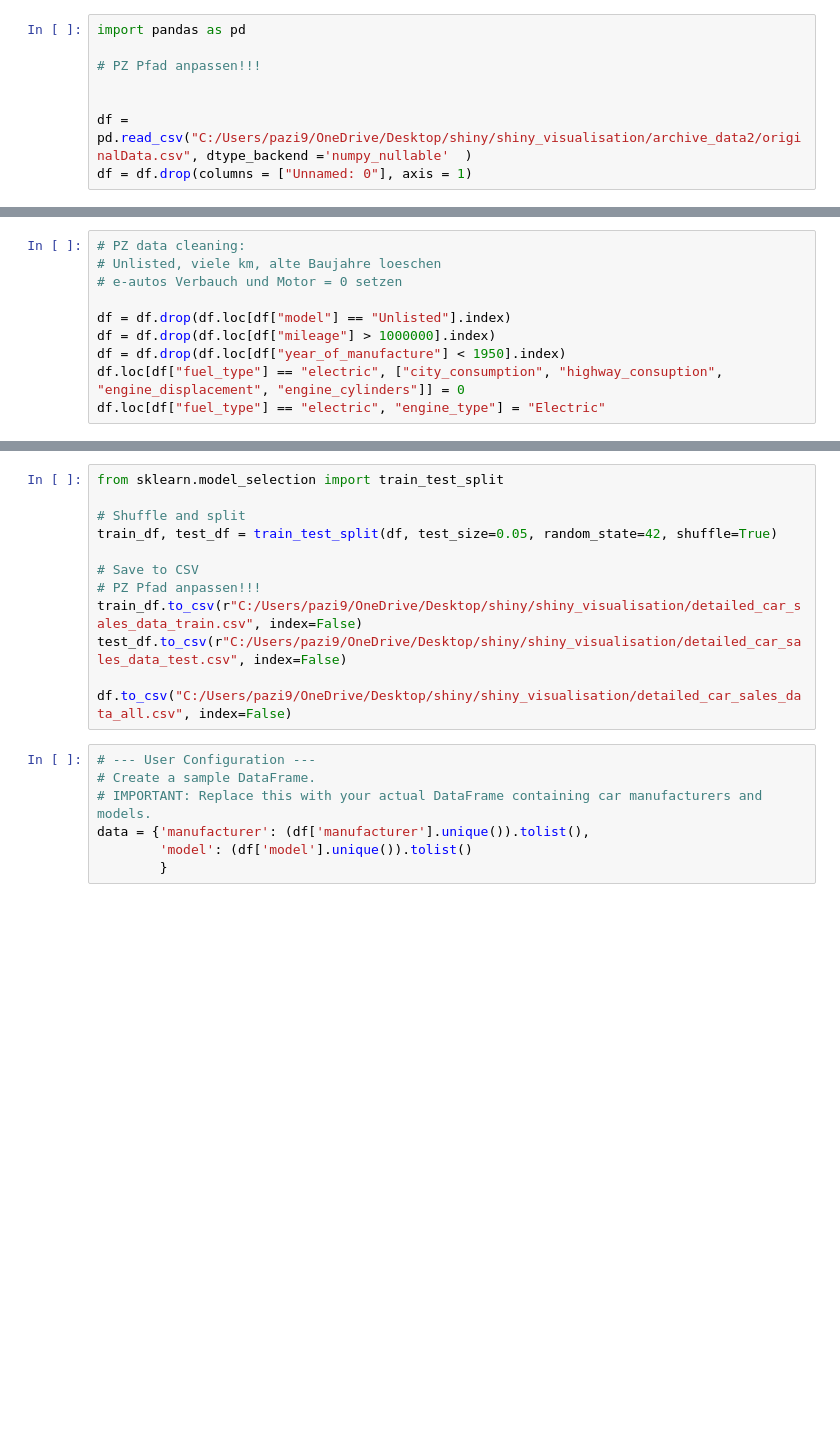
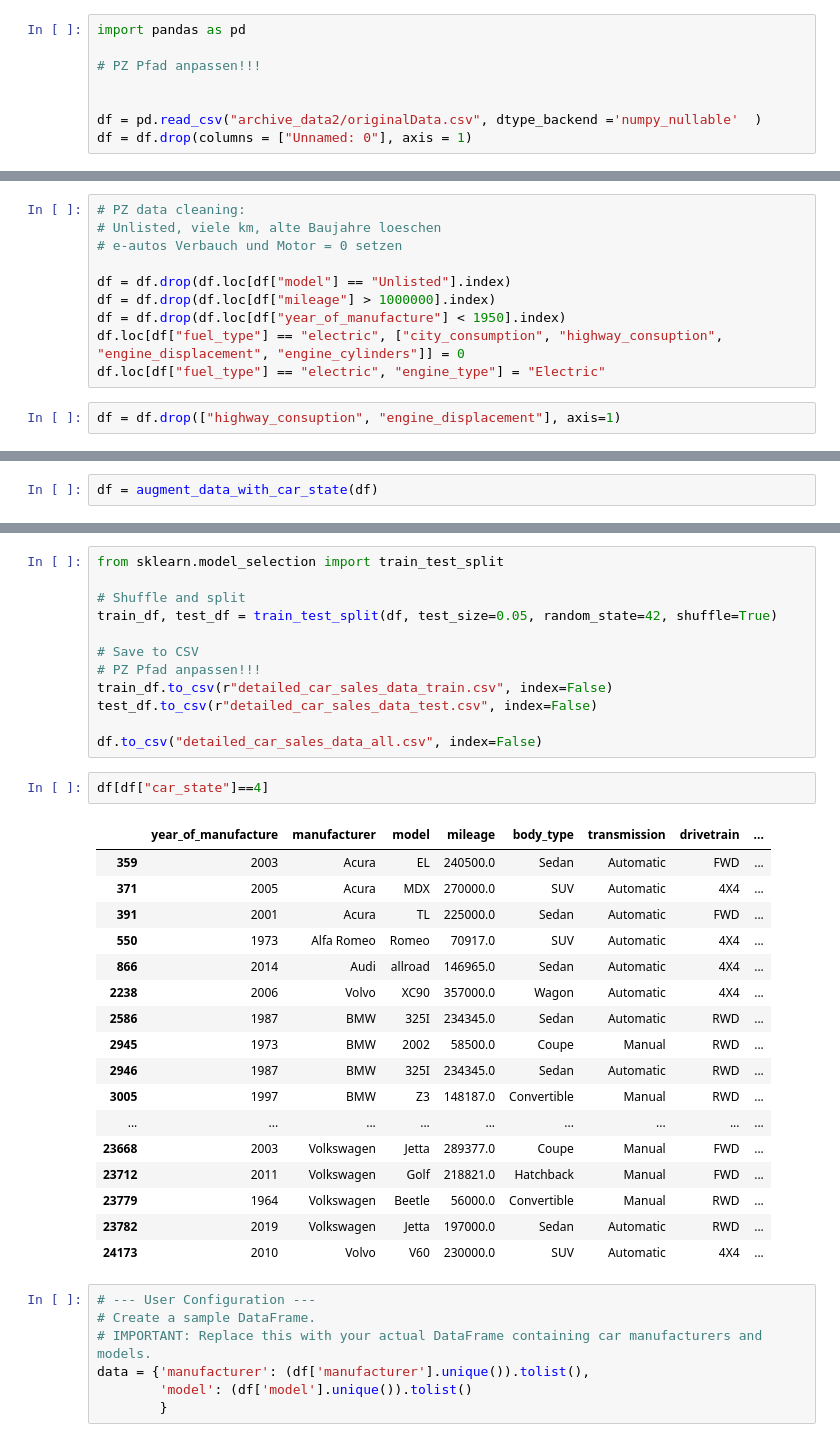
Before and after one commit to nathWSD/shiny_visualisation, a Jupyter notebook: images_creation.ipynb, the cells around one changed output, grey strips where cells are left out. Saved outputs shown, nothing was run; the diff lists cells and outputs as text; blank space fills up the shorter version.

```diff
--- a/images_creation.ipynb
+++ b/images_creation.ipynb
@@ -4,7 +7,7 @@ import pandas as pd
 # PZ Pfad anpassen!!!
 
 
-df = pd.read_csv("C:/Users/pazi9/OneDrive/Desktop/shiny/shiny_visualisation/archive_data2/originalData.csv", dtype_backend ='numpy_nullable'  )
+df = pd.read_csv("archive_data2/originalData.csv", dtype_backend ='numpy_nullable'  )
 df = df.drop(columns = ["Unnamed: 0"], axis = 1)
 # %%
 df
@@ -831,3 +822,5 @@ df = df.drop(df.loc[df["mileage"] > 1000000].index)
 df = df.drop(df.loc[df["year_of_manufacture"] < 1950].index)
 df.loc[df["fuel_type"] == "electric", ["city_consumption", "highway_consuption", "engine_displacement", "engine_cylinders"]] = 0
 df.loc[df["fuel_type"] == "electric", "engine_type"] = "Electric"
+# %%
+df = df.drop(["highway_consuption", "engine_displacement"], axis=1)
@@ -833,0 +929,2 @@ df.loc[df["fuel_type"] == "electric", "engine_type"] = "Electric"
+# %%
+df = augment_data_with_car_state(df)
@@ -839,10 +965,30 @@ train_df, test_df = train_test_split(df, test_size=0.05, random_state=42, shuffl
 
 # Save to CSV
 # PZ Pfad anpassen!!!
-train_df.to_csv(r"C:/Users/pazi9/OneDrive/Desktop/shiny/shiny_visualisation/detailed_car_sales_data_train.csv", index=False)
-test_df.to_csv(r"C:/Users/pazi9/OneDrive/Desktop/shiny/shiny_visualisation/detailed_car_sales_data_test.csv", index=False)
+train_df.to_csv(r"detailed_car_sales_data_train.csv", index=False)
+test_df.to_csv(r"detailed_car_sales_data_test.csv", index=False)
 
-df.to_csv("C:/Users/pazi9/OneDrive/Desktop/shiny/shiny_visualisation/detailed_car_sales_data_all.csv", index=False)
+df.to_csv("detailed_car_sales_data_all.csv", index=False)
+# %%
+df[df["car_state"]==4]
+# %% [output]
+|  | year_of_manufacture | manufacturer | model | mileage | body_type | transmission | drivetrain | ... |
+| 359 | 2003 | Acura | EL | 240500.0 | Sedan | Automatic | FWD | ... |
+| 371 | 2005 | Acura | MDX | 270000.0 | SUV | Automatic | 4X4 | ... |
+| 391 | 2001 | Acura | TL | 225000.0 | Sedan | Automatic | FWD | ... |
+| 550 | 1973 | Alfa Romeo | Romeo | 70917.0 | SUV | Automatic | 4X4 | ... |
+| 866 | 2014 | Audi | allroad | 146965.0 | Sedan | Automatic | 4X4 | ... |
+| 2238 | 2006 | Volvo | XC90 | 357000.0 | Wagon | Automatic | 4X4 | ... |
+| 2586 | 1987 | BMW | 325I | 234345.0 | Sedan | Automatic | RWD | ... |
+| 2945 | 1973 | BMW | 2002 | 58500.0 | Coupe | Manual | RWD | ... |
+| 2946 | 1987 | BMW | 325I | 234345.0 | Sedan | Automatic | RWD | ... |
+| 3005 | 1997 | BMW | Z3 | 148187.0 | Convertible | Manual | RWD | ... |
+| ... | ... | ... | ... | ... | ... | ... | ... | ... |
+| 23668 | 2003 | Volkswagen | Jetta | 289377.0 | Coupe | Manual | FWD | ... |
+| 23712 | 2011 | Volkswagen | Golf | 218821.0 | Hatchback | Manual | FWD | ... |
+| 23779 | 1964 | Volkswagen | Beetle | 56000.0 | Convertible | Manual | RWD | ... |
+| 23782 | 2019 | Volkswagen | Jetta | 197000.0 | Sedan | Automatic | RWD | ... |
+| 24173 | 2010 | Volvo | V60 | 230000.0 | SUV | Automatic | 4X4 | ... |
 # %%
 # --- User Configuration ---
 # Create a sample DataFrame.
```
Also changed, not shown: parts of 12 cells of this notebook, 20 other files.
